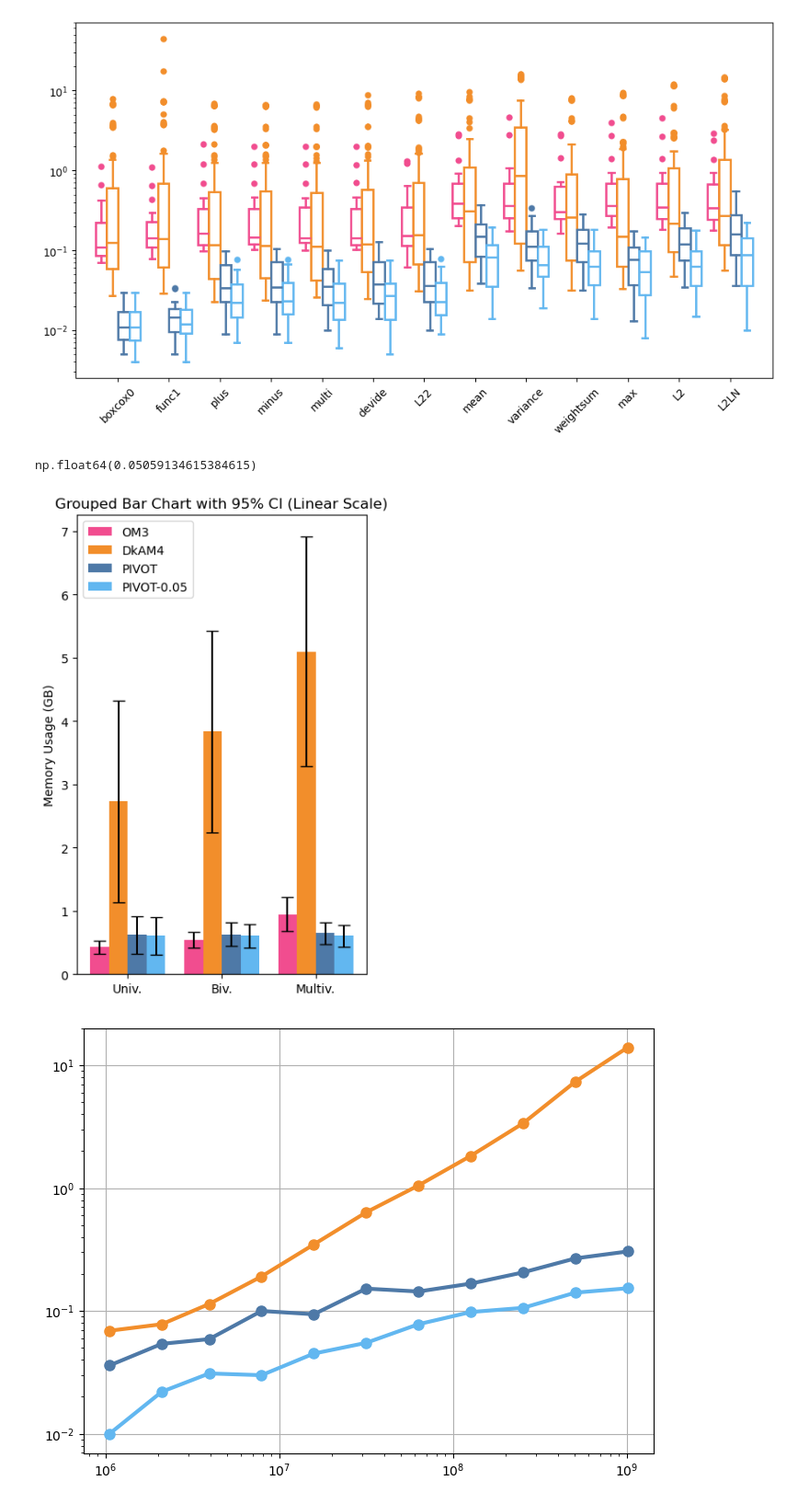
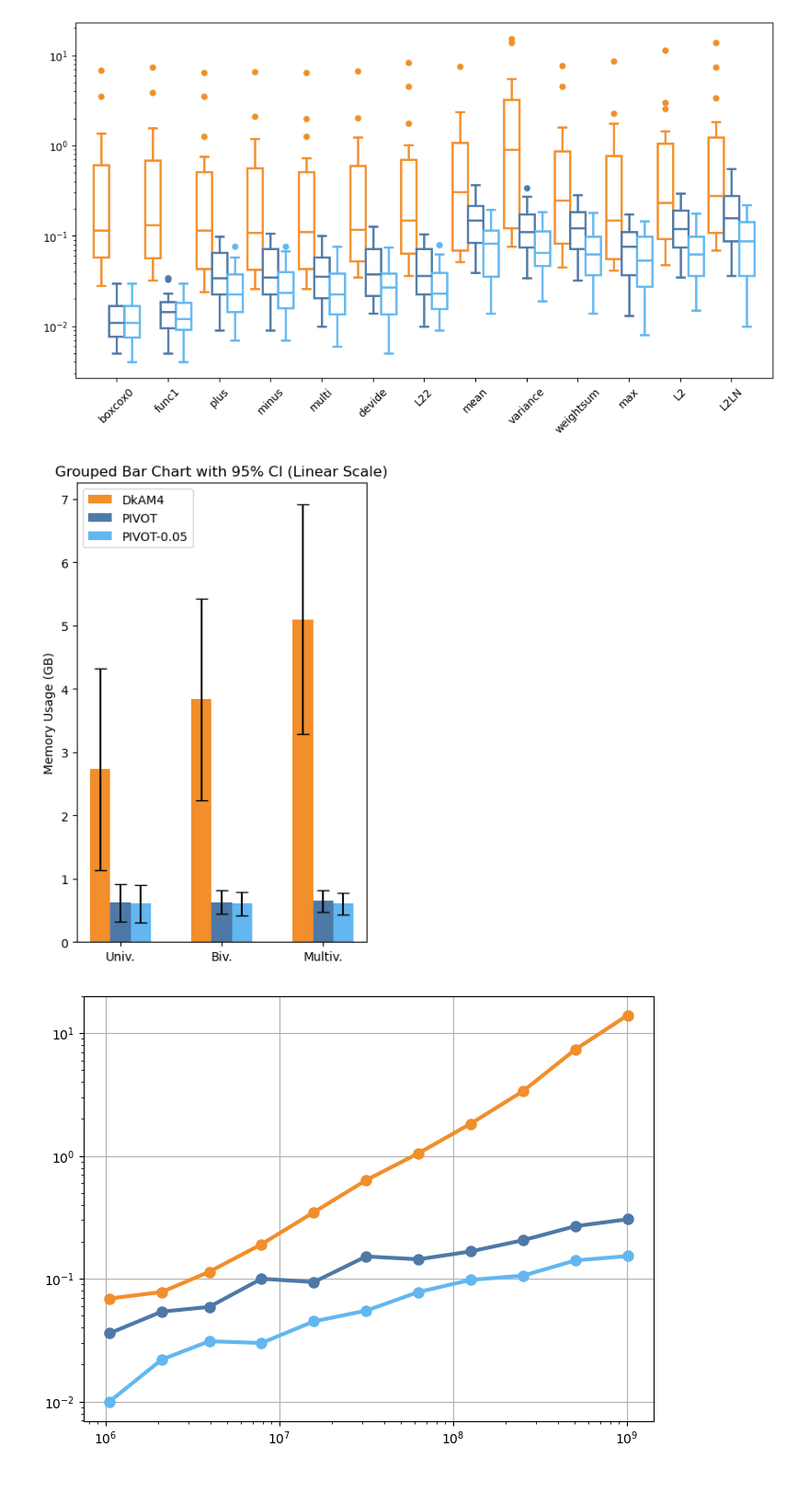
Before and after one commit to ChenXin360104/PIVOT, a Jupyter notebook: exp_analysis/ExperimentAnalysis.ipynb, the cells around one changed output. Shown at 92% size. Drawn from its saved outputs; the diff is of its cells as text; code cells hidden in the pictures.

```diff
--- a/exp_analysis/ExperimentAnalysis.ipynb
+++ b/exp_analysis/ExperimentAnalysis.ipynb
@@ -74,21 +61,9 @@ plt.figure(figsize=(11.7, 6))
 
 plt.boxplot(
     patch_artist=True,
-    x=[df_OM3[(df_OM3['width'] == 600) & (df_OM3['function'] == i)]['time'] for i in func_list],
-    positions=np.arange(len(func_list))-0.33,
-    widths=0.22,
-    flierprops=dict(marker='o', markerfacecolor='#F14D8F', markeredgecolor='none', markersize=6),
-    boxprops=dict(color='#F14D8F', facecolor='#ffffff', linewidth=2),
-    medianprops=dict(color='#F14D8F', linewidth=2),
-    whiskerprops=dict(color='#F14D8F', linewidth=2),
-    capprops=dict(color='#F14D8F', linewidth=2),
-)
-
-plt.boxplot(
-    patch_artist=True,
-    x=[df_dkAM4[(df_dkAM4['function'] == i)]['sqltime'] for i in func_list],
-    positions=np.arange(len(func_list))-0.11,
-    widths=0.22,
+    x=[df_dkAM4[(df_dkAM4['width'] == 600) & (df_dkAM4['function'] == i)]['sqltime'] for i in func_list],
+    positions=np.arange(len(func_list))-0.3,
+    widths=0.3,
     flierprops=dict(marker='o', markerfacecolor='#F28E2B', markeredgecolor='none', markersize=6),
     boxprops=dict(color='#F28E2B', facecolor='#ffffff', linewidth=2),
     medianprops=dict(color='#F28E2B', linewidth=2),
@@ -99,8 +74,8 @@ plt.boxplot(
 plt.boxplot(
     patch_artist=True,
     x=[df_compressed[(df_compressed['width'] == 600) & (df_compressed['function'] == i) & (np.isclose(df_compressed['errorbound'],0.0))]['time(s)'] for i in func_list],
-    positions=np.arange(len(func_list))+0.11,
-    widths=0.22,
+    positions=np.arange(len(func_list)),
+    widths=0.3,
     flierprops=dict(marker='o', markerfacecolor='#4E79A7', markeredgecolor='none', markersize=6),
     boxprops=dict(color='#4E79A7', facecolor='#ffffff', linewidth=2),
     medianprops=dict(color='#4E79A7', linewidth=2),
@@ -111,8 +86,8 @@ plt.boxplot(
 plt.boxplot(
     patch_artist=True,
     x=[df_compressed[(df_compressed['width'] == 600) & (df_compressed['function'] == i) & (np.isclose(df_compressed['errorbound'],0.05))]['time(s)'] for i in func_list],
-    positions=np.arange(len(func_list))+0.33,
-    widths=0.22,
+    positions=np.arange(len(func_list))+0.3,
+    widths=0.3,
     flierprops=dict(marker='o', markerfacecolor='#62B7F0', markeredgecolor='none', markersize=6),
     boxprops=dict(color='#62B7F0', facecolor='#ffffff', linewidth=2),
     medianprops=dict(color='#62B7F0', linewidth=2),
@@ -124,26 +99,16 @@ plt.xticks(np.arange(len(func_list)), func_list, rotation=45)
 plt.yscale('log')
 plt.savefig('boxplot.svg')
 # %% [output]
-[figure, old version]
+[figure, new version]
-# %%
-split_func_list = [['boxcox0', 'func1'], ['plus', 'minus', 'multi', 'devide', 'L22'], ['mean', 'variance', 'weightsum', 'max', 'L2', 'L2LN']]
-# df_OM3[(df_OM3['width'] == 600) & (df_OM3['function'].isin(split_func_list[0]))]['time'].mean()
-# df_dkAM4[(df_dkAM4['width'] == 600) & (~df_dkAM4['function'].isin(split_func_list[0]))]['sqltime'].mean()
-df_compressed[(df_compressed['width'] == 600) & (np.isclose(df_compressed['errorbound'],0.05))]['time(s)'].mean()
-# %% [output]
-np.float64(0.05059134615384615)
 # %%
 split_func_list = [['boxcox0', 'func1'], ['plus', 'minus', 'multi', 'devide', 'L22'], ['mean', 'variance', 'weightsum', 'max', 'L2', 'L2LN']]
 df_pivot = df_compressed[(df_compressed['width'] == 600) & (np.isclose(df_compressed['errorbound'],0.00))].copy()
 df_pivot_005 = df_compressed[(df_compressed['width'] == 600) & (np.isclose(df_compressed['errorbound'],0.05))].copy()
 df_dkAM4_filtered = df_dkAM4[(df_dkAM4['width'] == 600)].copy()
-df_OM3_filtered = df_OM3[(df_OM3['width'] == 600)].copy()
 df_pivot['method'] = 'PIVOT'
 df_pivot_005['method'] = 'PIVOT-0.05'
 df_dkAM4_filtered['method'] = 'DkAM4'
-df_OM3_filtered['method'] = 'OM3'
 combined_df = pd.concat([
-    df_OM3_filtered[['method', 'function', 'memory(GB)']],
     df_dkAM4_filtered[['method', 'function', 'memory(GB)']],
     df_pivot[['method', 'function', 'memory(GB)']],
     df_pivot_005[['method', 'function', 'memory(GB)']],
@@ -159,7 +124,7 @@ mean_df = group_stats.pivot(index='func_type', columns='method', values='mean')
 ci_df = group_stats.pivot(index='func_type', columns='method', values='ci95')
 
 # 方法顺序（确保一致）
-method_order = ['OM3','DkAM4', 'PIVOT', 'PIVOT-0.05']
+method_order = ['DkAM4', 'PIVOT', 'PIVOT-0.05']
 mean_df = mean_df[method_order]
 ci_df = ci_df[method_order]
 
@@ -167,13 +132,11 @@ ci_df = ci_df[method_order]
 x = np.arange(len(mean_df.index))
 bar_width = 0.2
 offsets = {
-    'OM3': -bar_width*1.5,
-    'DkAM4': -bar_width*0.5,
-    'PIVOT': bar_width*0.5,
-    'PIVOT-0.05': bar_width*1.5
+    'DkAM4': -bar_width,
+    'PIVOT': 0,
+    'PIVOT-0.05': bar_width
 }
 colors = {
-    'OM3': '#F14D8F',
     'DkAM4': '#F28E2B',
     'PIVOT': '#4E79A7',
     'PIVOT-0.05': '#62B7F0'
@@ -182,34 +145,34 @@ colors = {
 def plot_chart(y_scale='linear', save_path='output.svg', title=''):
     fig, ax = plt.subplots(figsize=(4, 6))
     for method in method_order:
         means = mean_df[method].values
         cis = ci_df[method].values
         ax.bar(x + offsets[method], means, bar_width, ecolor='#010101',
                yerr=cis, capsize=5, label=method, color=colors[method])
 
     ax.set_xticks(x)
     ax.set_xticklabels(['Univ.', 'Biv.', 'Multiv.'])
     ax.set_ylabel('Memory Usage (GB)')
     ax.set_yscale(y_scale)
     ax.set_title(title)
     ax.legend()
     plt.tight_layout()
     plt.savefig(save_path, dpi=300)
     # plt.close()
 
 # 导出图像
 # plot_chart(
 #     y_scale='log',
 #     save_path='grouped_bar_log_ci.svg',
 #     title='Grouped Bar Chart with 95% CI (Log Scale)'
 # )
 plot_chart(
     y_scale='linear',
     save_path='grouped_bar_linear_ci.svg',
     title='Grouped Bar Chart with 95% CI (Linear Scale)'
 )
 # %% [output]
-[figure, old version]
+[figure, new version]
 # %%
 dataname2size = {
     'synthetic1m': 1051921,
```
Also changed, not shown: parts of 5 cells of this notebook.
